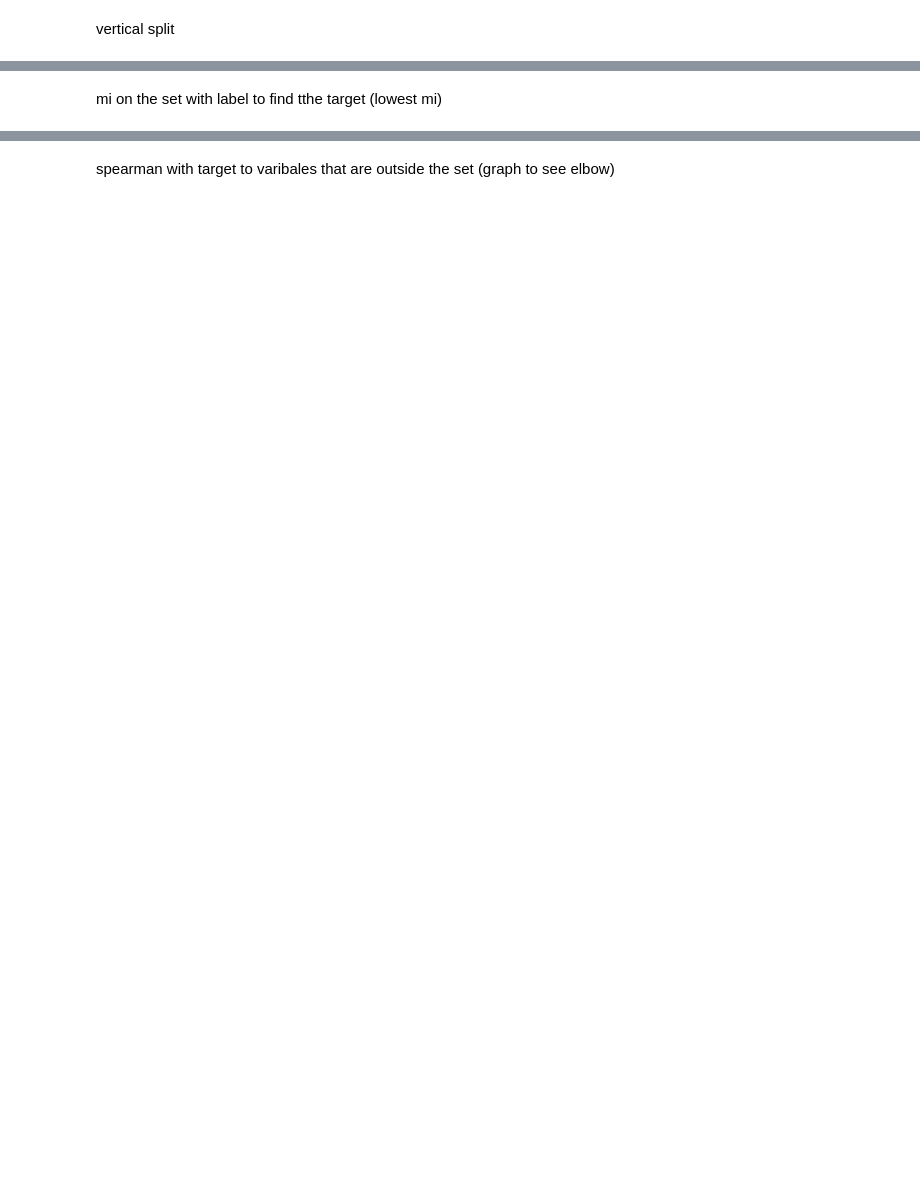
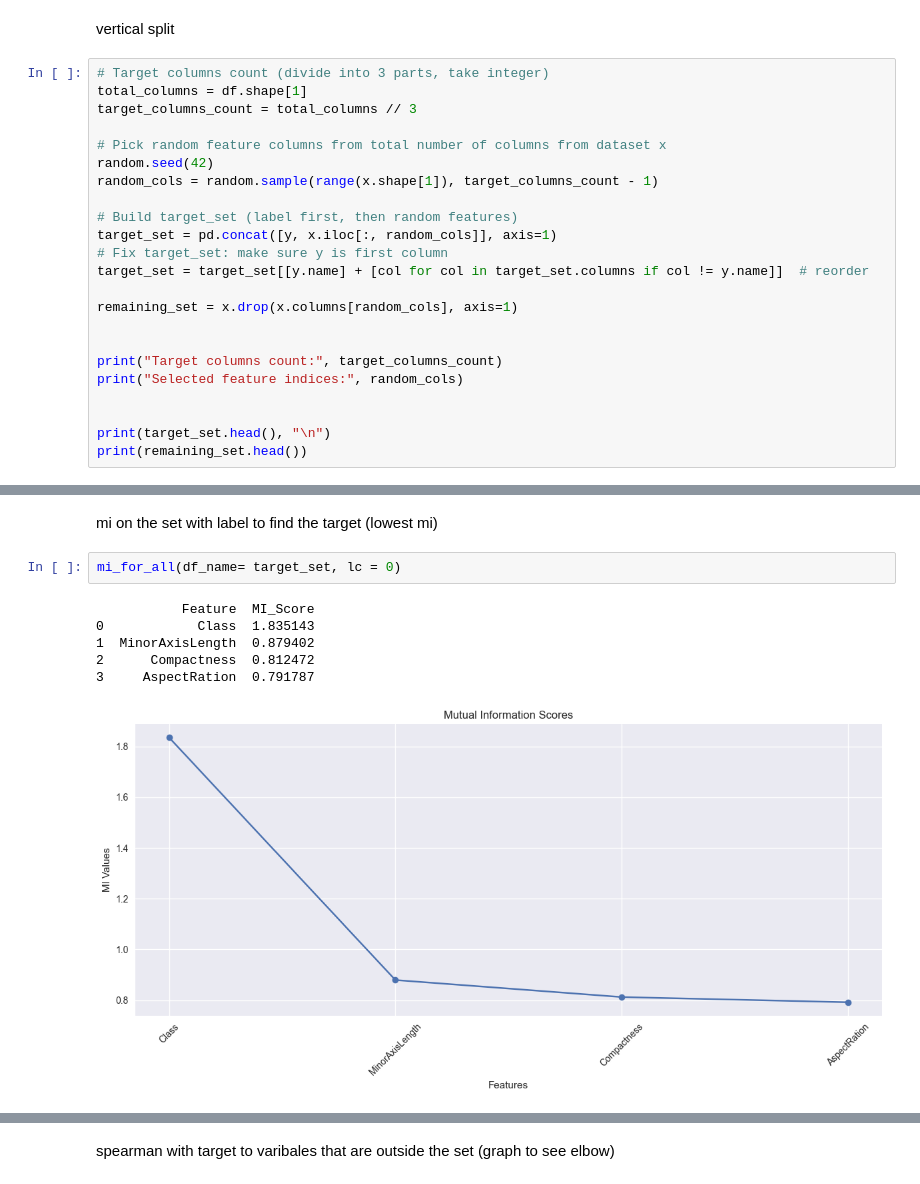
Before and after one commit to cansenturk1/ppfs_mlpart, a Jupyter notebook: mi_calculations.ipynb, the cells around one changed output, grey strips where cells are left out. Saved outputs shown, nothing was run; the diff lists cells and outputs as text; blank space fills up the shorter version.

Commit message:
compleated target_set

```diff
--- a/mi_calculations.ipynb
+++ b/mi_calculations.ipynb
@@ -89,2 +92,25 @@ mi_for_all()
 # %% [markdown]
 vertical split
+# %%
+# Target columns count (divide into 3 parts, take integer)
+total_columns = df.shape[1]
+target_columns_count = total_columns // 3
+
+# Pick random feature columns from total number of columns from dataset x
+random.seed(42)
+random_cols = random.sample(range(x.shape[1]), target_columns_count - 1)
+
+# Build target_set (label first, then random features)
+target_set = pd.concat([y, x.iloc[:, random_cols]], axis=1)
+# Fix target_set: make sure y is first column
+target_set = target_set[[y.name] + [col for col in target_set.columns if col != y.name]]  # reorder
+
+remaining_set = x.drop(x.columns[random_cols], axis=1)
+
+
+print("Target columns count:", target_columns_count)
+print("Selected feature indices:", random_cols)
+
+
+print(target_set.head(), "\n")
+print(remaining_set.head())
@@ -91,2 +135,11 @@ vertical split
 # %% [markdown]
-mi on the set with label to find tthe target (lowest mi)
+mi on the set with label to find the target (lowest mi)
+# %%
+mi_for_all(df_name= target_set, lc = 0)
+# %% [output]
+           Feature  MI_Score
+0            Class  1.835143
+1  MinorAxisLength  0.879402
+2      Compactness  0.812472
+3     AspectRation  0.791787
+[figure, added]
```
Also changed, not shown: parts of 4 cells of this notebook.
